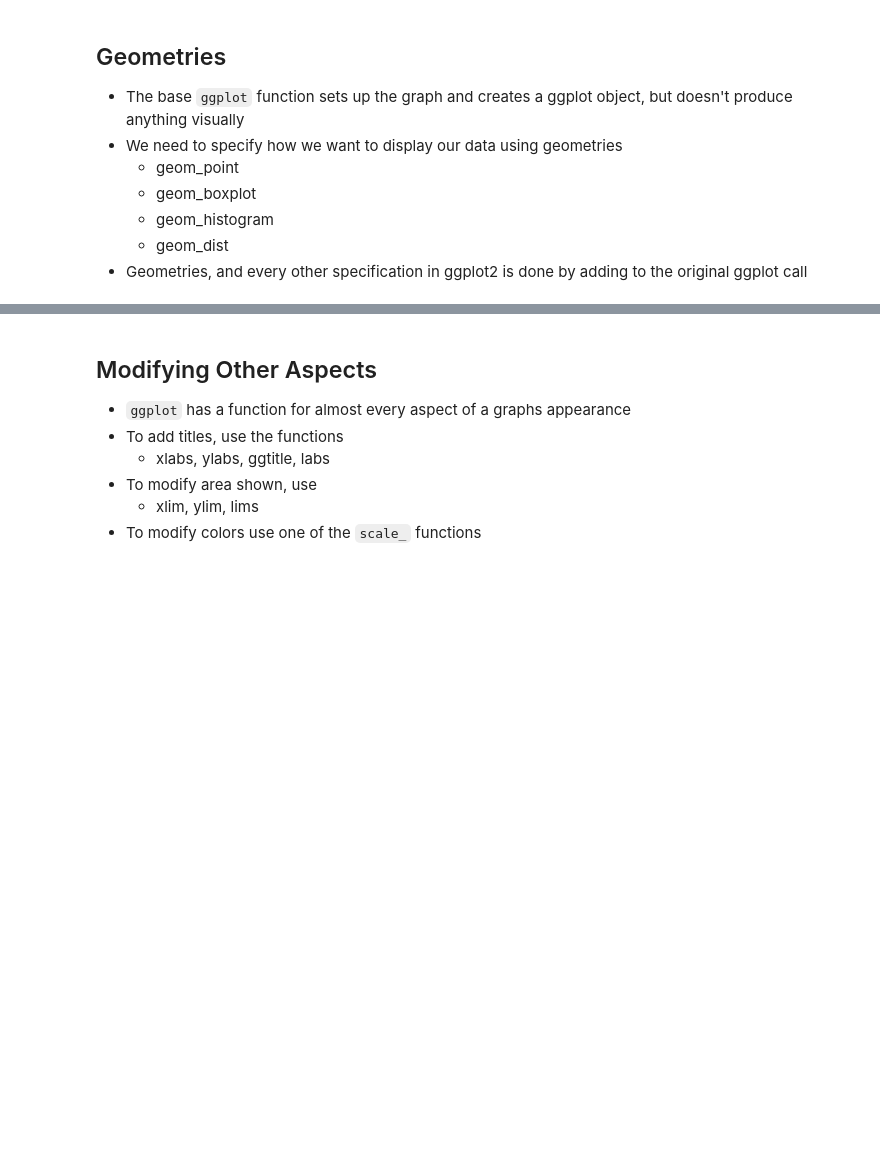
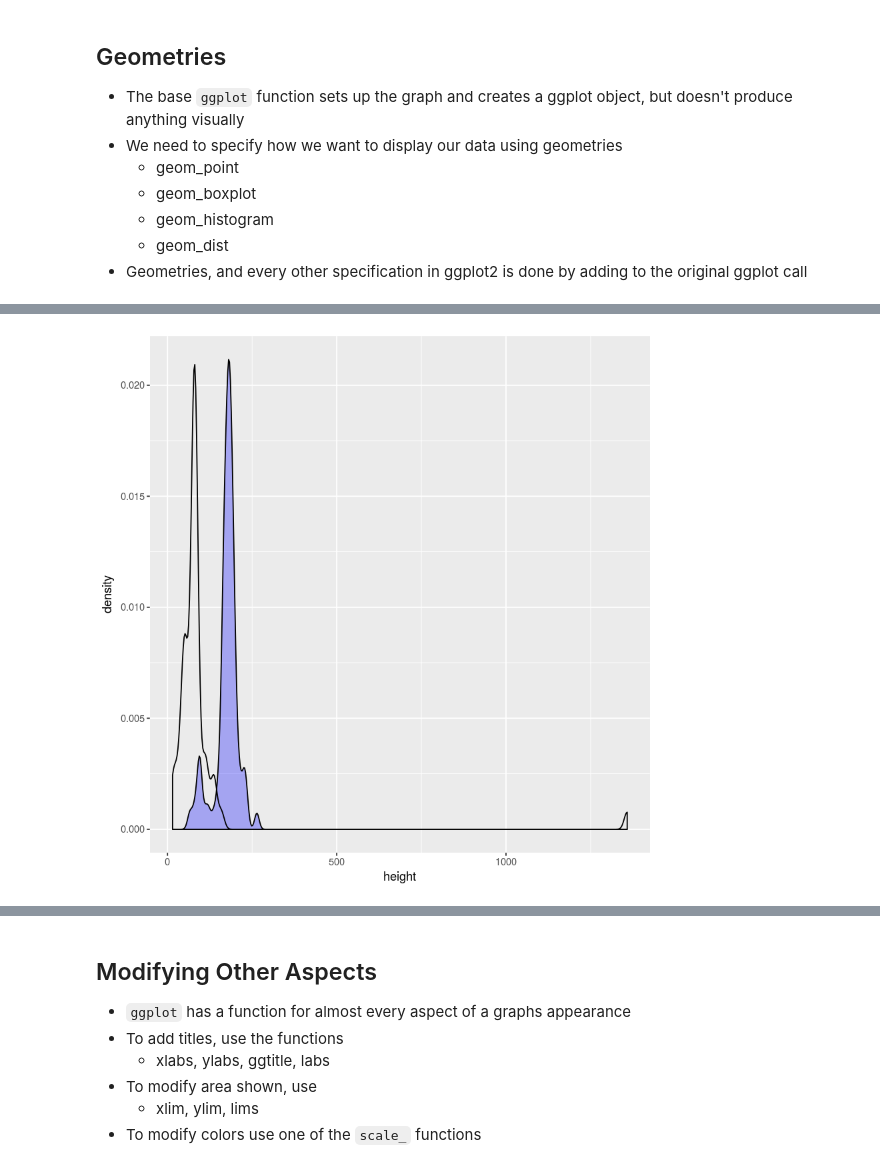
Before and after one commit to bwilk7/CMSC433, a Jupyter notebook: Lecture12.ipynb, the cells around one changed output, grey strips where cells are left out. Saved outputs shown, nothing was run; the diff lists cells and outputs as text; code cells hidden in the pictures; blank space fills up the shorter version.

```diff
--- a/Lecture12.ipynb
+++ b/Lecture12.ipynb
@@ -236,2 +628,4 @@ ggplot(starwars) + geom_histogram(aes(height)) + geom_histogram(aes(mass))
 # %%
-ggplot(starwars) + geom_histogram(aes(height),fill="blue") + geom_histogram(aes(mass))
+ggplot(starwars) + geom_density(aes(height),fill="blue",alpha=0.3) +
+geom_density(aes(mass))
+# %% [output]
@@ -238 +635,2 @@ ggplot(starwars) + geom_histogram(aes(height),fill="blue") + geom_histogram(aes(
+[figure, added]
 # %%
```
Also changed, not shown: parts of 50 cells of this notebook, 1 other file.
